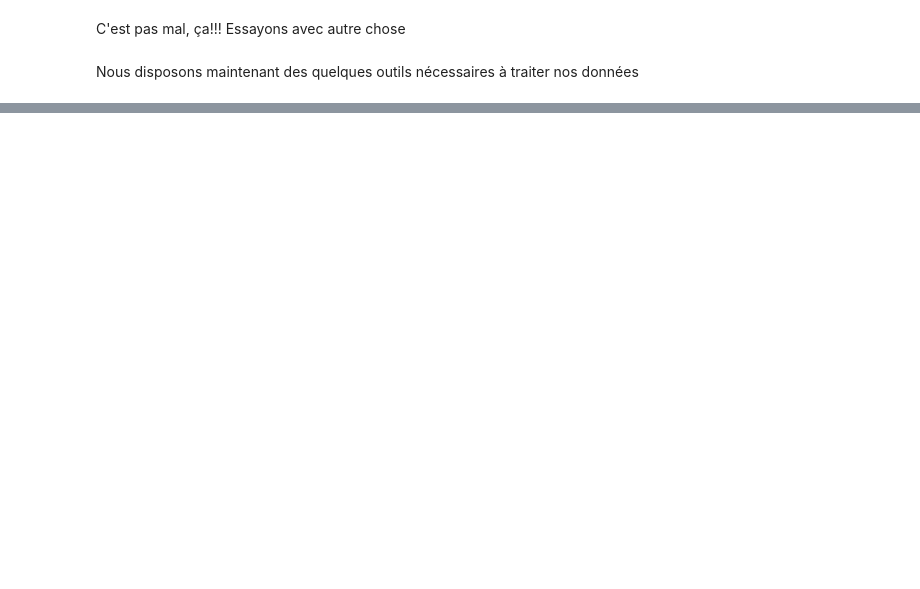
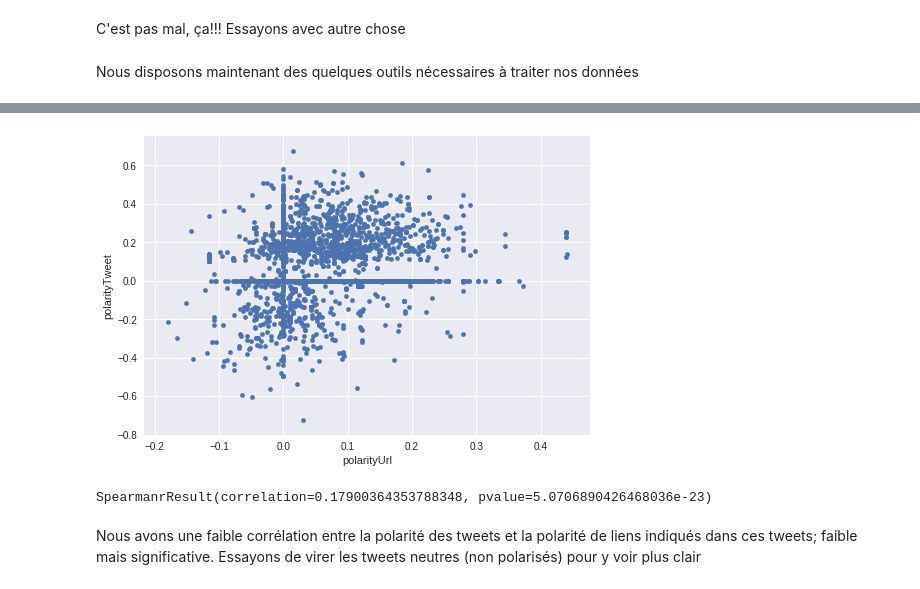
Before and after one commit to ZarebskiDavid/PythonAvance-TeachingRepo-, a Jupyter notebook: WebSnifferCorrige.ipynb, the cells around one changed output, grey strips where cells are left out. Cells and saved outputs as stored; diff of their text form; code cells hidden in the pictures; blank space fills up the shorter version.

```diff
--- a/WebSnifferCorrige.ipynb
+++ b/WebSnifferCorrige.ipynb
@@ -611,10 +551,11 @@ Idéalement, si cela est possible avec la méthode pool map, nous parallèlisero
 # %%
 def GetPolarity(t): # il vaudrait mieux n'avoir qu'une valeur: neg pour neg et pos pour pos (ce sera plus simple à ploter)
-    tokens = nltk.word_tokenize(t)
-    return(sid.polarity_scores(tokens))
+    polarity =sid.polarity_scores(t)
+    return(polarity["pos"] - polarity["neg"])
+
+def GetPolarityVerbose(t): # il vaudrait mieux n'avoir qu'une valeur: neg pour neg et pos pour pos (ce sera plus simple à ploter)
+    polarity =sid.polarity_scores(t)
+    return(polarity)
+
+def ImageRatio(u,v):
+    return(math.log(len(u)/len(v)))
-# %%
-from multiprocessing.dummy import Pool as ThreadPool
-
-pool = ThreadPool(4) # on crée 4 tâches parallèles
-
-data["polarityUrl"] = pool.map(GetPolarity, data['textualCont'].to_string())
@@ -620,0 +599,17 @@ data["polarityUrl"] = pool.map(GetPolarity, data['textualCont'].to_string())
+# %%
+start = time()
+pool = ThreadPool(4) # on crée 4 tâches parallèles
+
+data["polarityUrl"] = pool.map(GetPolarity, data["textualCont"])
+data["polarityUrlV"] = pool.map(GetPolarityVerbose, data["textualCont"])
+
+data["polarityTweet"] = pool.map(GetPolarity, data["text"])
+data["polarityTweetV"] = pool.map(GetPolarityVerbose, data["text"])
+
+pool.close()
+pool.join()
+
+data["imageRatio"] = data.apply (lambda row: ImageRatio(row["textualCont"], row["pics"]),axis=1)
+
+end = time() # on arrête le chrono
+print("temps nécessaire: ",end - start)
@@ -620,0 +647,15 @@ data["polarityUrl"] = pool.map(GetPolarity, data['textualCont'].to_string())
+# %%
+import matplotlib.pyplot as plt
+import scipy
+plt.style.use('seaborn')
+# %%
+CorrPol = scipy.stats.spearmanr(data["polarityUrl"], data["polarityTweet"], axis=0)
+
+data.plot("polarityUrl", "polarityTweet",kind ="scatter")
+plt.show()
+CorrPol
+# %% [output]
+[figure, added]
+SpearmanrResult(correlation=0.17900364353788348, pvalue=5.0706890426468036e-23)
+# %% [markdown]
+Nous avons une faible corrélation entre la polarité des tweets et la polarité de liens indiqués dans ces tweets; faible mais significative. Essayons de virer les tweets neutres (non polarisés) pour y voir plus clair
```
Also changed, not shown: parts of 37 cells of this notebook.
